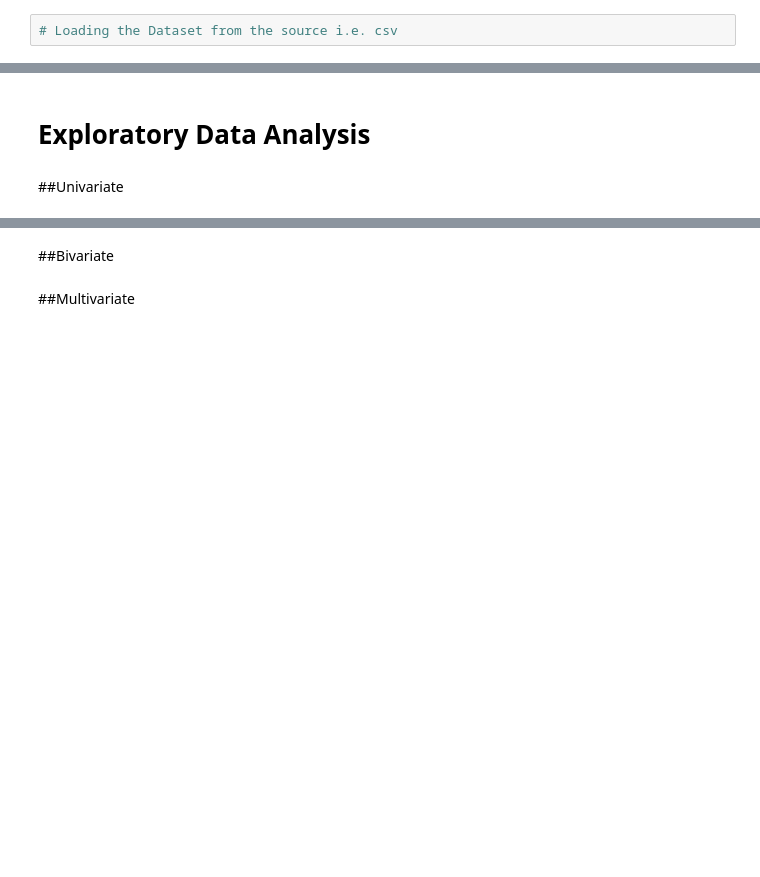
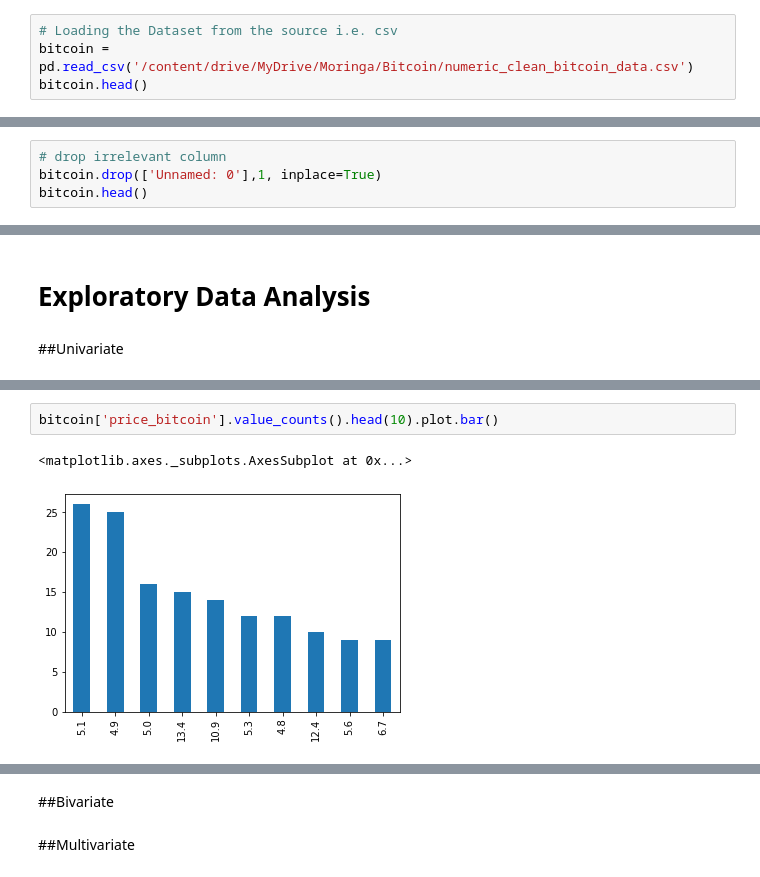
Before and after one commit to SiirenVincent/Bitcoin_Bubble_Prediction, a Jupyter notebook: Bitcoin_Project.ipynb, the cells around one changed output, grey strips where cells are left out. Cells and saved outputs as stored; diff of their text form; blank space fills up the shorter version.

```diff
--- a/Bitcoin_Project.ipynb
+++ b/Bitcoin_Project.ipynb
@@ -45,2 +48,4 @@ warnings.filterwarnings(action='ignore')
 # %%
 # Loading the Dataset from the source i.e. csv
+bitcoin = pd.read_csv('/content/drive/MyDrive/Moringa/Bitcoin/numeric_clean_bitcoin_data.csv')
+bitcoin.head()
@@ -66,0 +143,4 @@ warnings.filterwarnings(action='ignore')
+# %%
+# drop irrelevant column
+bitcoin.drop(['Unnamed: 0'],1, inplace=True)
+bitcoin.head()
@@ -70,0 +171,5 @@ warnings.filterwarnings(action='ignore')
+# %%
+bitcoin['price_bitcoin'].value_counts().head(10).plot.bar()
+# %% [output]
+<matplotlib.axes._subplots.AxesSubplot at 0x...>
+[figure, added]
```
Also changed, not shown: parts of 48 cells of this notebook.
